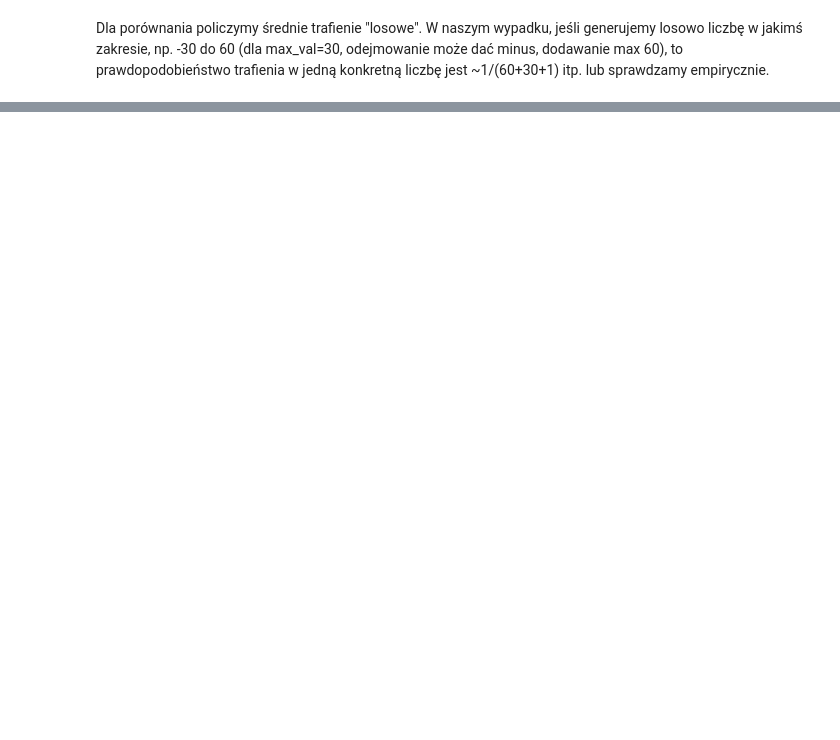
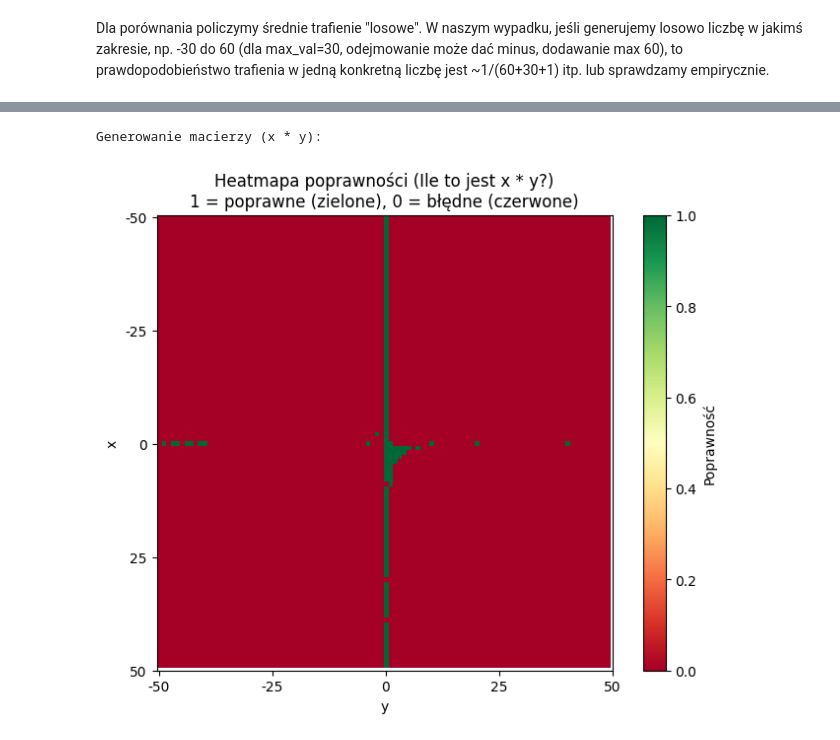
Before and after one commit to antoniczapski/language-models, a Jupyter notebook: lab_2/task_1.ipynb, the cells around one changed output, grey strips where cells are left out. Cells and saved outputs as stored; diff of their text form; code cells hidden in the pictures; blank space fills up the shorter version.

```diff
--- a/lab_2/task_1.ipynb
+++ b/lab_2/task_1.ipynb
@@ -306,0 +307,61 @@ Generowanie macierzy (x - y):
+# %%
+# 12) Heatmap: 100 x 100 (x + y) – zaznaczenie poprawnych i błędnych odpowiedzi
+# Wszystko w jednej komórce, z użyciem tqdm i matplotlib
+
+import numpy as np
+import matplotlib.pyplot as plt
+from tqdm import tqdm
+
+N = 100
+results_matrix = np.zeros((N, N))
+
+print("Generowanie macierzy (x * y):\n")
+with tqdm(total=N*N, desc="Tworzenie heatmapy") as pbar:
+    for x in range(N):
+        x = int(x - N/2)
+        for y in range(N):
+            y = int(y - N/2)
+            question = f"Ile to jest {x} * {y}?"
+            correct_answer = str(x * y)
+
+            # Generujemy odpowiedź modelu (few-shot):
+            prompt = build_few_shot_prompt(question)
+            generated = handler.generate_text(
+                prompt=prompt,
+                max_new_tokens=5,
+                temperature=0.0,
+                top_k=50,
+                top_p=0.95
+            )
+            if not generated:
+                model_ans = ""
+            else:
+                raw_answer = generated[0].replace(prompt, "").strip()
+                raw_answer = raw_answer.replace("Odpowiedź:", "").strip().rstrip(".!? ")
+                model_ans = raw_answer
+
+            # Sprawdzamy poprawność:
+            if model_ans == correct_answer:
+                results_matrix[int(x+N/2), int(y+N/2)] = 1  # 1 = poprawne
+            else:
+                results_matrix[int(x+N/2), int(y+N/2)] = 0  # 0 = błędne
+
+            pbar.update(1)
+
+# Wizualizacja: 1 = zielone, 0 = czerwone
+plt.figure(figsize=(8, 6))
+plt.title("Heatmapa poprawności (Ile to jest x * y?)\n1 = poprawne (zielone), 0 = błędne (czerwone)")
+plt.imshow(results_matrix, cmap="RdYlGn", origin='upper')
+plt.colorbar(label="Poprawność")
+plt.xlabel("y")
+plt.ylabel("x")
+# adjust axis
+plt.xticks(np.linspace(0, N, 5), np.linspace(-N/2, N/2, 5).astype(int))
+plt.yticks(np.linspace(0, N, 5), np.linspace(-N/2, N/2, 5).astype(int))
+# display black grid
+# plt.grid(color='black', linestyle='-', linewidth=0.5)
+plt.savefig('heatmap_multiplication.png')
+plt.show()
+# %% [output]
+Generowanie macierzy (x * y):
+[figure, added]
```
Also changed, not shown: parts of 6 cells of this notebook, 7 other files.
